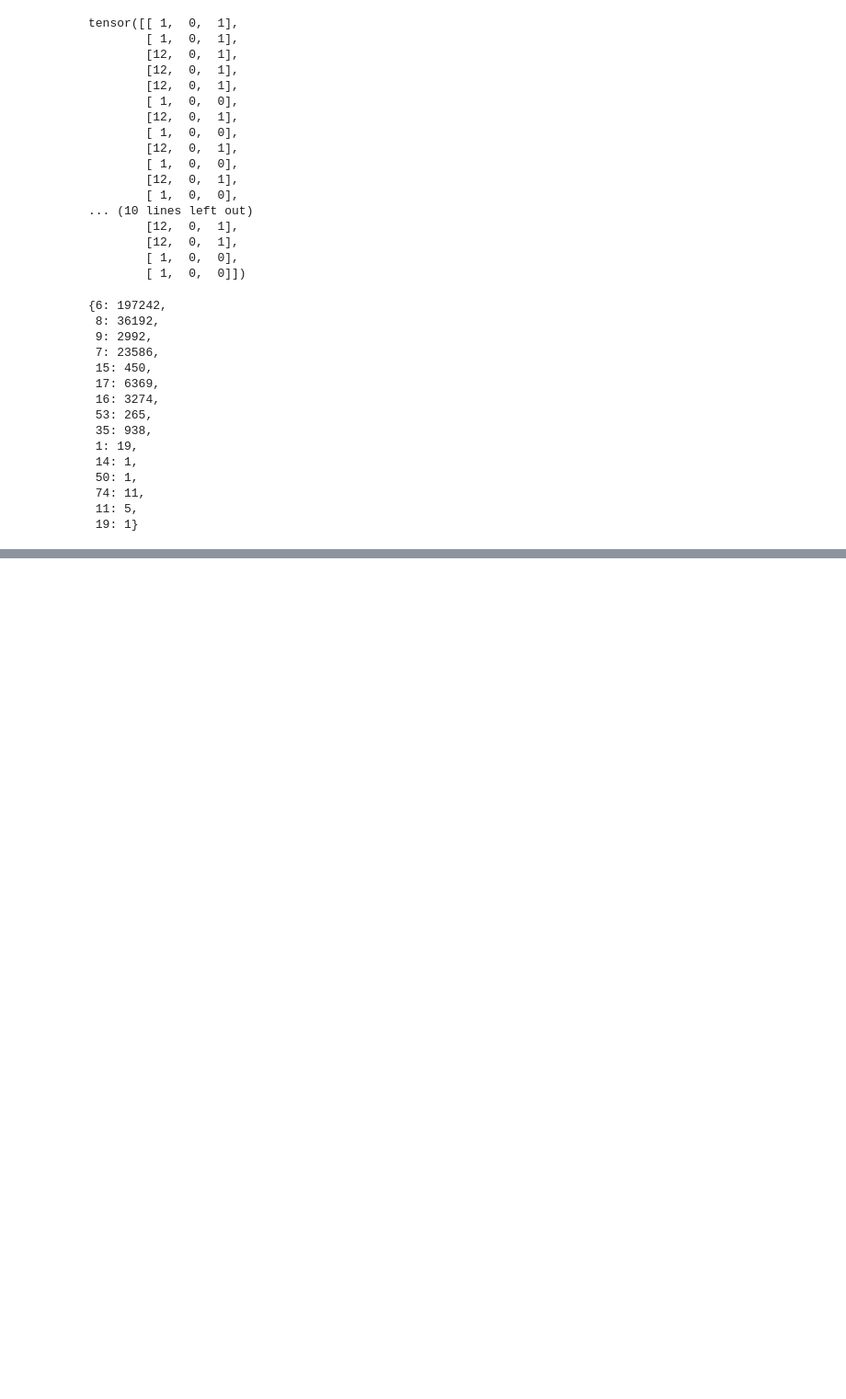
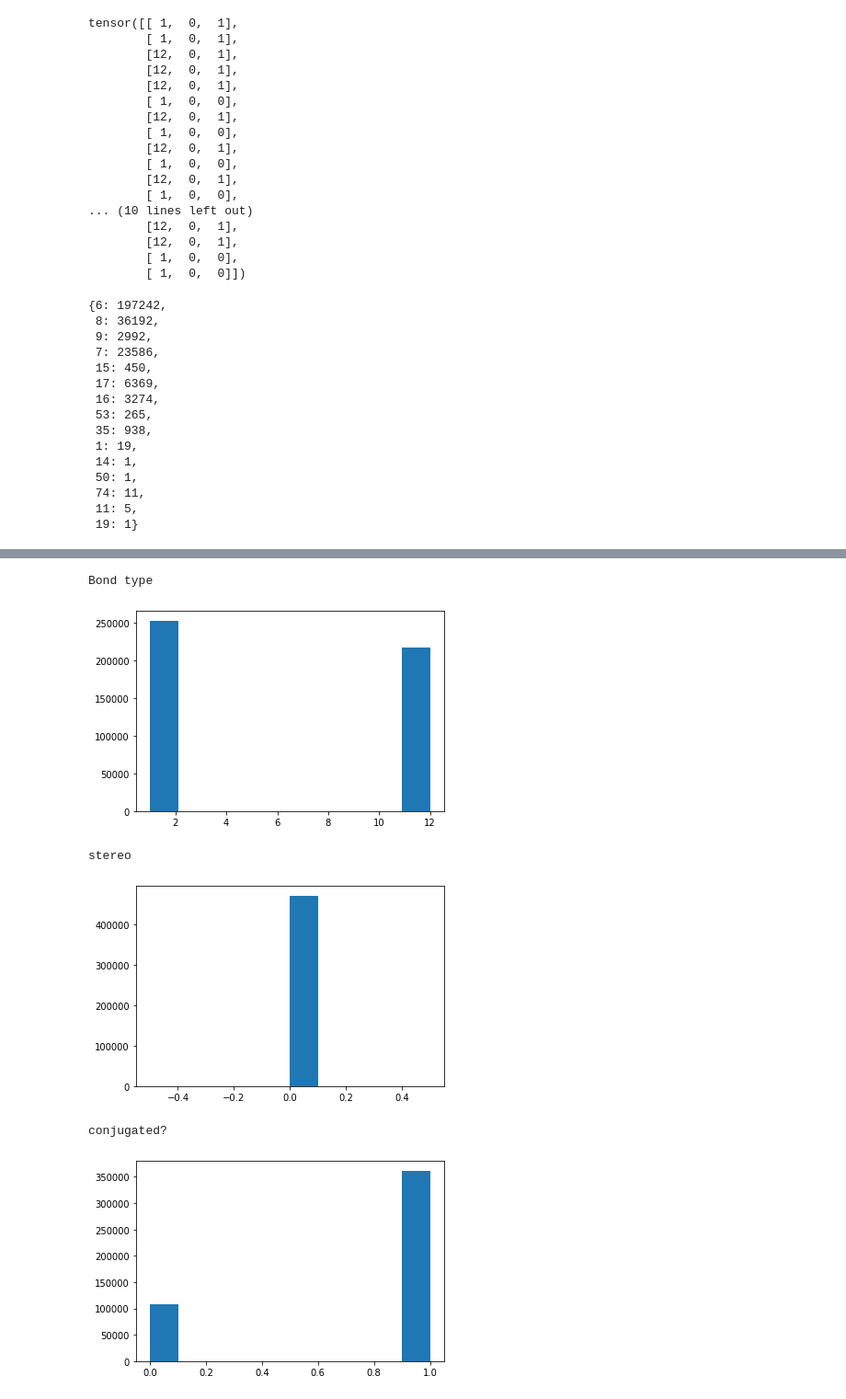
Before and after one commit to mcunningham1440/logp-graph-nn, a Jupyter notebook: LogP_graph_NN.ipynb, the cells around one changed output, grey strips where cells are left out. Shown at 92% size. Saved outputs shown, nothing was run; the diff lists cells and outputs as text; code cells hidden in the pictures; blank space fills up the shorter version.

```diff
--- a/LogP_graph_NN.ipynb
+++ b/LogP_graph_NN.ipynb
@@ -119,0 +169,16 @@ all_atoms_counts
+# %%
+bond_feat_names = ['Bond type', 'stereo', 'conjugated?']
+
+all_mol_bond_attr = np.concatenate(mol_bond_attrs)
+
+for i, name in enumerate(bond_feat_names):
+  print(name)
+  plt.hist(all_mol_bond_attr[:,i])
+  plt.show()
+# %% [output]
+Bond type
+[figure, added]
+stereo
+[figure, added]
+conjugated?
+[figure, added]
```
Also changed, not shown: parts of 8 cells of this notebook.
